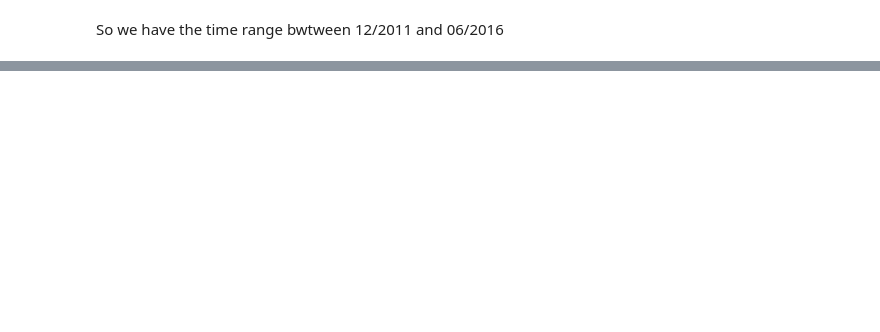
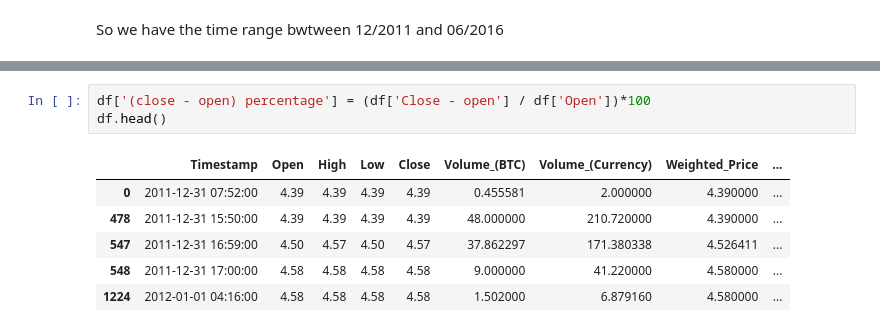
Before and after one commit to abhi311295/Bitcoin-Price-Analysis, a Jupyter notebook: Bitcoin_Price_Prediction.ipynb, the cells around one changed output, grey strips where cells are left out. Saved outputs shown, nothing was run; the diff lists cells and outputs as text; blank space fills up the shorter version.

```diff
--- a/Bitcoin_Price_Prediction.ipynb
+++ b/Bitcoin_Price_Prediction.ipynb
@@ -131,0 +149,10 @@ So we have the time range bwtween 12/2011 and 06/2016
+# %%
+df['(close - open) percentage'] = (df['Close - open'] / df['Open'])*100
+df.head()
+# %% [output]
+|  | Timestamp | Open | High | Low | Close | Volume_(BTC) | Volume_(Currency) | Weighted_Price | ... |
+| 0 | 2011-12-31 07:52:00 | 4.39 | 4.39 | 4.39 | 4.39 | 0.455581 | 2.000000 | 4.390000 | ... |
+| 478 | 2011-12-31 15:50:00 | 4.39 | 4.39 | 4.39 | 4.39 | 48.000000 | 210.720000 | 4.390000 | ... |
+| 547 | 2011-12-31 16:59:00 | 4.50 | 4.57 | 4.50 | 4.57 | 37.862297 | 171.380338 | 4.526411 | ... |
+| 548 | 2011-12-31 17:00:00 | 4.58 | 4.58 | 4.58 | 4.58 | 9.000000 | 41.220000 | 4.580000 | ... |
+| 1224 | 2012-01-01 04:16:00 | 4.58 | 4.58 | 4.58 | 4.58 | 1.502000 | 6.879160 | 4.580000 | ... |
```
Also changed, not shown: parts of 18 cells of this notebook.
